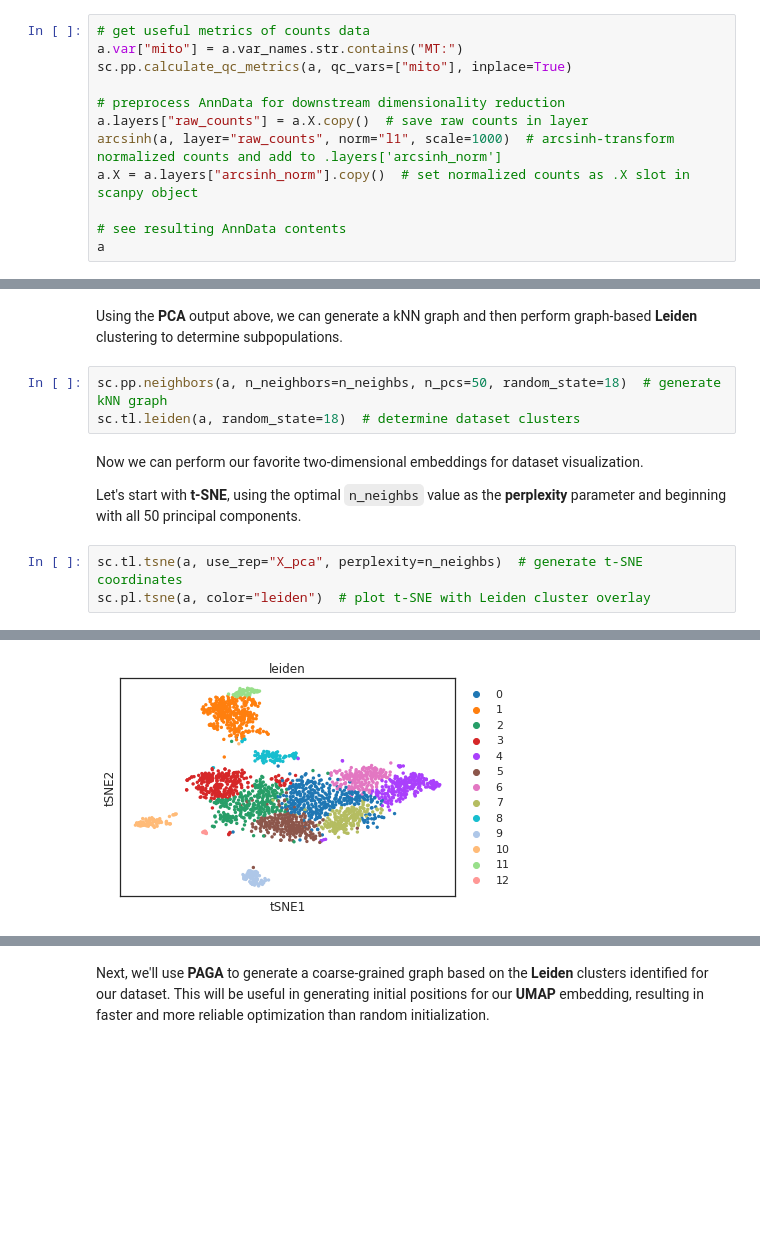
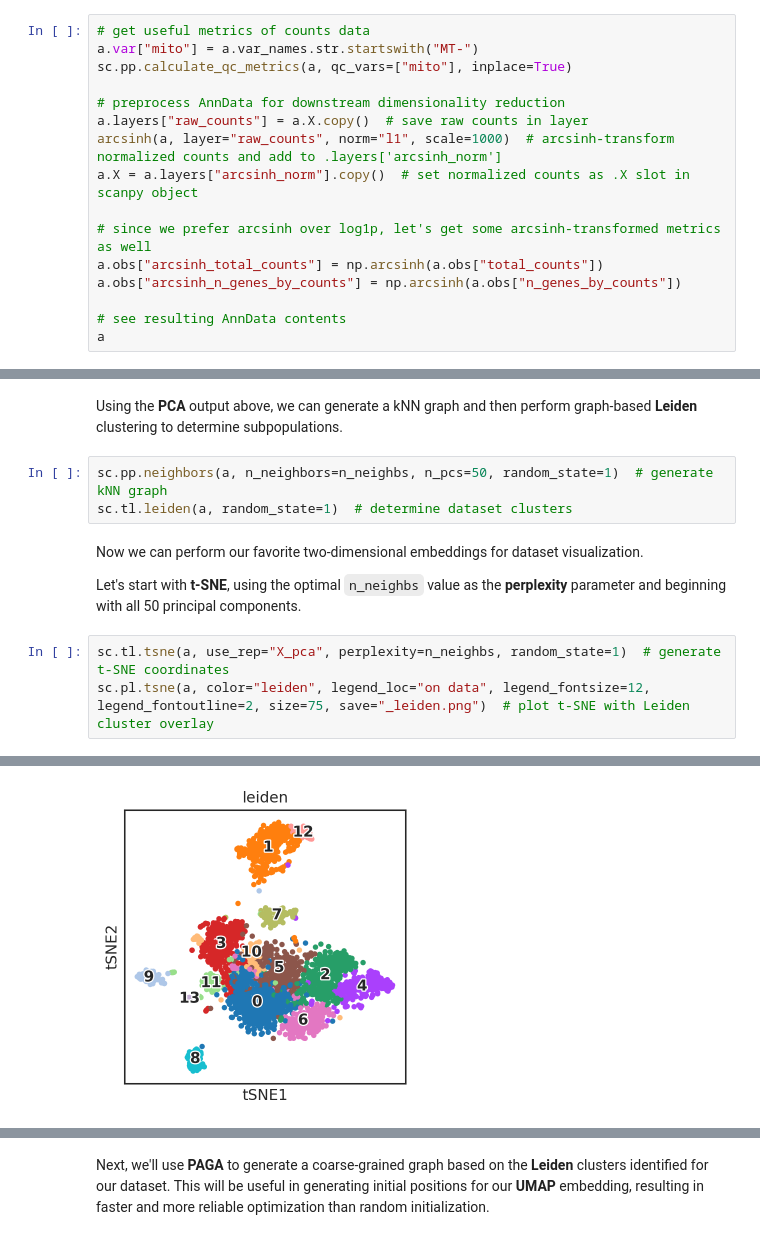
Before and after one commit to bobchen1701/STAR_Protocol, a Jupyter notebook: DR_analysis.ipynb, the cells around one changed output, grey strips where cells are left out. Drawn from its saved outputs; the diff is of its cells as text; blank space fills up the shorter version.

```diff
--- a/DR_analysis.ipynb
+++ b/DR_analysis.ipynb
@@ -18,6 +18,6 @@ These objects have a bunch of useful attributes, and it's easy to calculate some
 # %%
 # get useful metrics of counts data
-a.var["mito"] = a.var_names.str.contains("MT:")
+a.var["mito"] = a.var_names.str.startswith("MT-")
 sc.pp.calculate_qc_metrics(a, qc_vars=["mito"], inplace=True)
 
 # preprocess AnnData for downstream dimensionality reduction
@@ -25,6 +25,10 @@ a.layers["raw_counts"] = a.X.copy()  # save raw counts in layer
 arcsinh(a, layer="raw_counts", norm="l1", scale=1000)  # arcsinh-transform normalized counts and add to .layers['arcsinh_norm']
 a.X = a.layers["arcsinh_norm"].copy()  # set normalized counts as .X slot in scanpy object
 
+# since we prefer arcsinh over log1p, let's get some arcsinh-transformed metrics as well
+a.obs["arcsinh_total_counts"] = np.arcsinh(a.obs["total_counts"])
+a.obs["arcsinh_n_genes_by_counts"] = np.arcsinh(a.obs["n_genes_by_counts"])
+
 # see resulting AnnData contents
 a
 # %% [output]
@@ -57,14 +61,14 @@ Number of nearest neighbors: 50
 # %% [markdown]
 Using the __PCA__ output above, we can generate a kNN graph and then perform graph-based __Leiden__ clustering to determine subpopulations.
 # %%
-sc.pp.neighbors(a, n_neighbors=n_neighbs, n_pcs=50, random_state=18)  # generate kNN graph
-sc.tl.leiden(a, random_state=18)  # determine dataset clusters
+sc.pp.neighbors(a, n_neighbors=n_neighbs, n_pcs=50, random_state=1)  # generate kNN graph
+sc.tl.leiden(a, random_state=1)  # determine dataset clusters
 # %% [markdown]
 Now we can perform our favorite two-dimensional embeddings for dataset visualization.
 
 Let's start with __t-SNE__, using the optimal `n_neighbs` value as the __perplexity__ parameter and beginning with all 50 principal components.
 # %%
-sc.tl.tsne(a, use_rep="X_pca", perplexity=n_neighbs)  # generate t-SNE coordinates
-sc.pl.tsne(a, color="leiden")  # plot t-SNE with Leiden cluster overlay
+sc.tl.tsne(a, use_rep="X_pca", perplexity=n_neighbs, random_state=1)  # generate t-SNE coordinates
+sc.pl.tsne(a, color="leiden", legend_loc="on data", legend_fontsize=12, legend_fontoutline=2, size=75, save="_leiden.png")  # plot t-SNE with Leiden cluster overlay
 # %% [output]
 WARNING: Consider installing the package MulticoreTSNE (https://github.com/DmitryUlyanov/Multicore-TSNE). Even for n_jobs=1 this speeds up the computation considerably and might yield better converged ...
@@ -71 +76 @@ WARNING: Consider installing the package MulticoreTSNE (https://github.com/Dmitr
-[figure, old version]
+[figure, new version]
```
Also changed, not shown: parts of 23 cells of this notebook, 1 other file.
